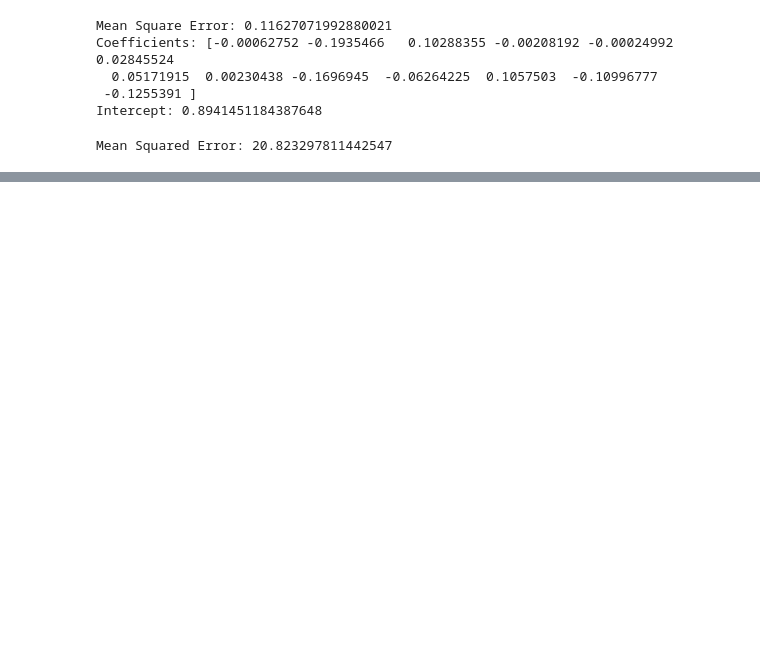
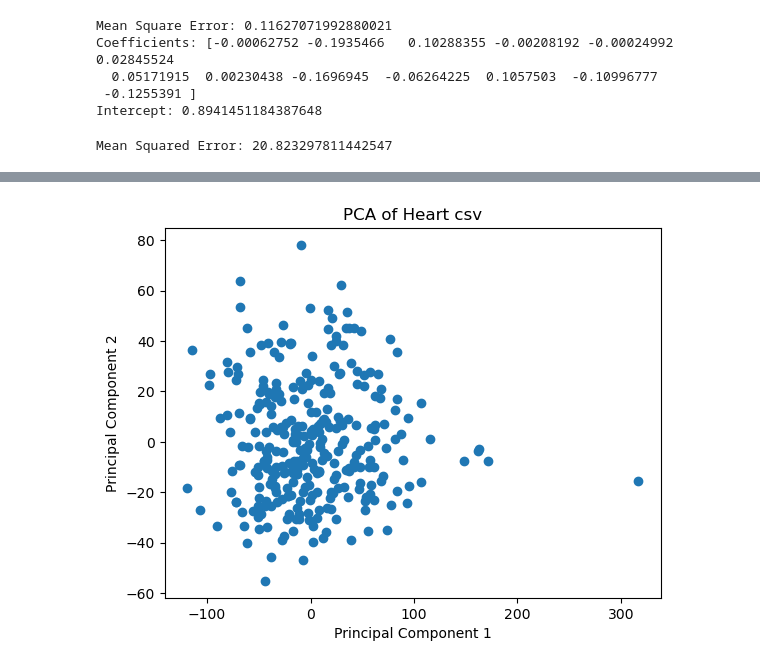
Before and after one commit to Liven-Allan/Lutalo_Allan_22-U-3330-PS, a Jupyter notebook: Python/Day13_morning/lutalo_allan_day13.ipynb, the cells around one changed output, grey strips where cells are left out. Saved outputs shown, nothing was run; the diff lists cells and outputs as text; code cells hidden in the pictures; blank space fills up the shorter version.

```diff
--- a/Python/Day13_morning/lutalo_allan_day13.ipynb
+++ b/Python/Day13_morning/lutalo_allan_day13.ipynb
@@ -306,0 +594,17 @@ Mean Squared Error: 20.823297811442547
+# %%
+# PCA
+from sklearn.decomposition import PCA
+import matplotlib.pyplot as plt
+
+# PCA
+pca = PCA(n_components=2)
+principal_components = pca.fit_transform(df)
+
+# Plotting the principal components
+plt.scatter(principal_components[:, 0], principal_components[:, 1])
+plt.xlabel('Principal Component 1')
+plt.ylabel('Principal Component 2')
+plt.title('PCA of Heart csv')
+plt.show()
+# %% [output]
+[figure, added]
```
Also changed, not shown: parts of 17 cells of this notebook, 33 other files.
